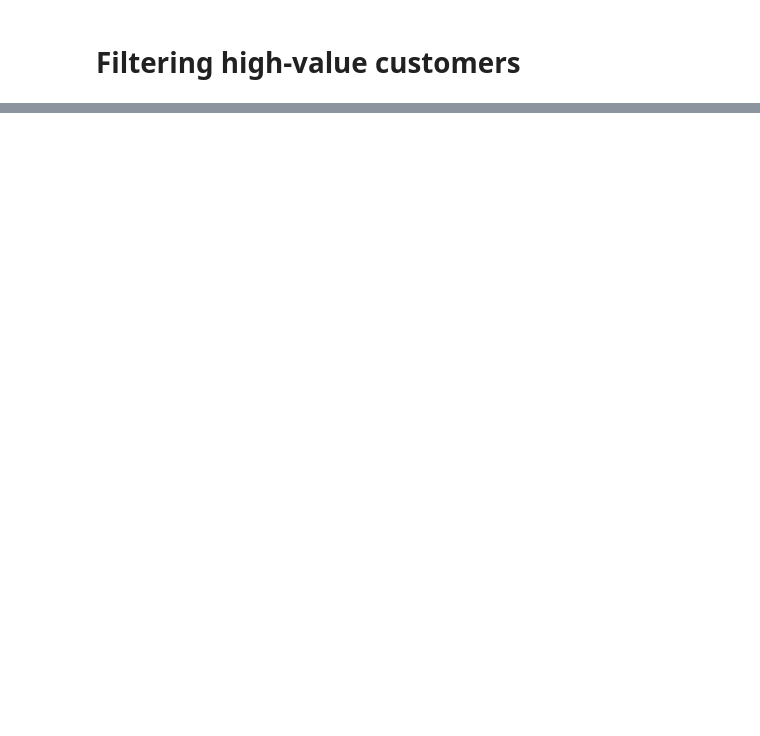
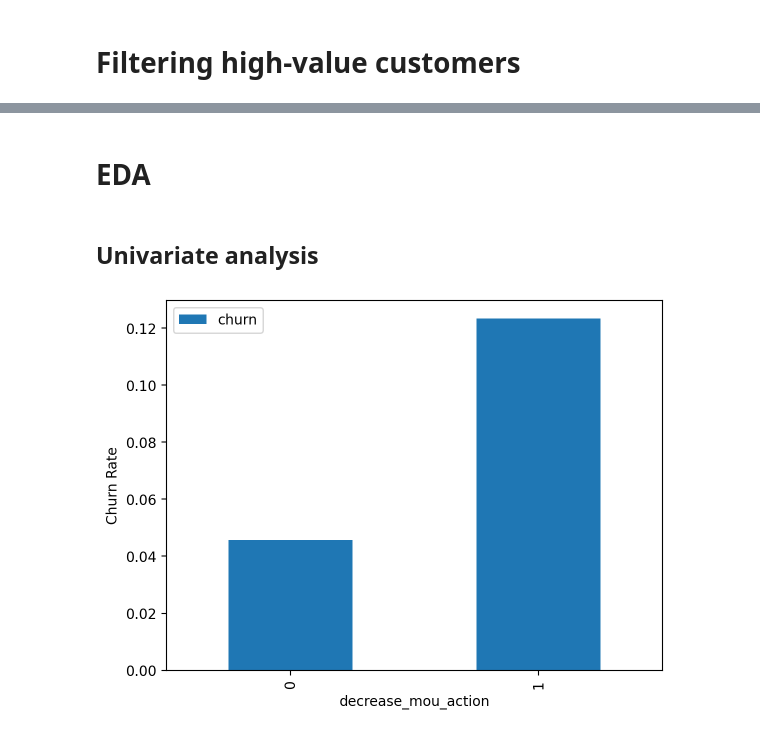
Before and after one commit to notvarunseth/telecom-churn, a Jupyter notebook: notebook.ipynb, the cells around one changed output, grey strips where cells are left out. Drawn from its saved outputs; the diff is of its cells as text; code cells hidden in the pictures; blank space fills up the shorter version.

```diff
--- a/notebook.ipynb
+++ b/notebook.ipynb
@@ -239,0 +418,5 @@ plt.show()
+# %%
+df['avg_rech_amt_action'] = (df['total_rech_amt_7'] + df['total_rech_amt_8'])/2
+df['diff_rech_amt'] = df['avg_rech_amt_action'] - df['total_rech_amt_6']
+df['decrease_rech_amt_action'] = np.where((df['diff_rech_amt'] < 0), 1, 0)
+df.head()
@@ -239,0 +432,5 @@ plt.show()
+# %%
+df['avg_arpu_action'] = (df['arpu_7'] + df['arpu_8'])/2
+df['diff_arpu'] = df['avg_arpu_action'] - df['arpu_6']
+df['decrease_arpu_action'] = np.where(df['diff_arpu'] < 0, 1, 0)
+df.head()
@@ -239,0 +446,5 @@ plt.show()
+# %%
+df['avg_vbc_3g_action'] = (df['jul_vbc_3g'] + df['aug_vbc_3g'])/2
+df['diff_vbc'] = df['avg_vbc_3g_action'] - df['jun_vbc_3g']
+df['decrease_vbc_action'] = np.where(df['diff_vbc'] < 0 , 1, 0)
+df.head()
@@ -239,0 +460,12 @@ plt.show()
+# %% [markdown]
+# EDA
+# %% [markdown]
+## Univariate analysis
+# %%
+df['churn'] = df['churn'].astype('int64')
+# %%
+df[['churn', 'decrease_mou_action']].pivot_table(values='churn', index='decrease_mou_action', aggfunc='mean').plot.bar()
+plt.ylabel('Churn Rate')
+plt.show()
+# %% [output]
+[figure, added]
```
Also changed, not shown: parts of 67 cells of this notebook, 1 other file.
